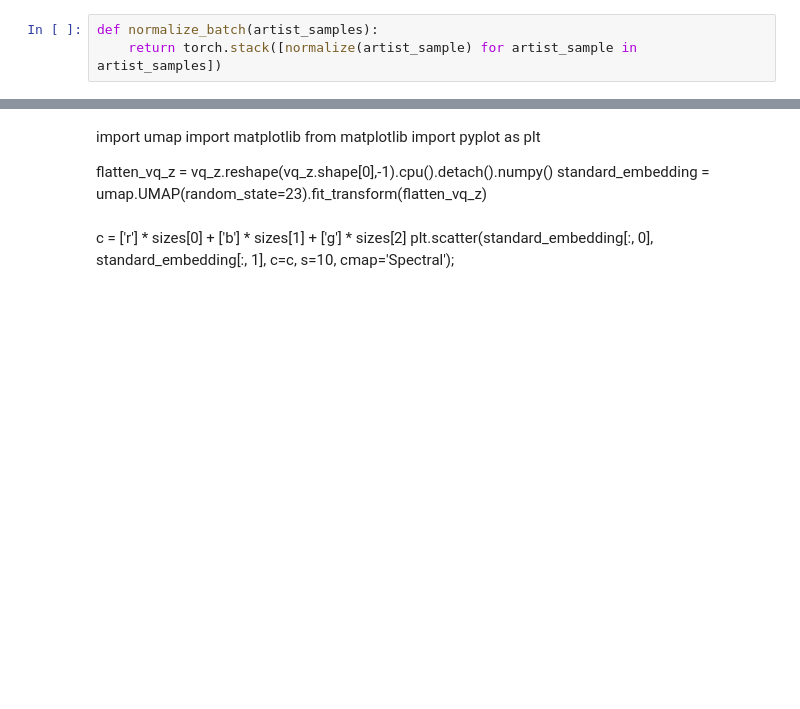
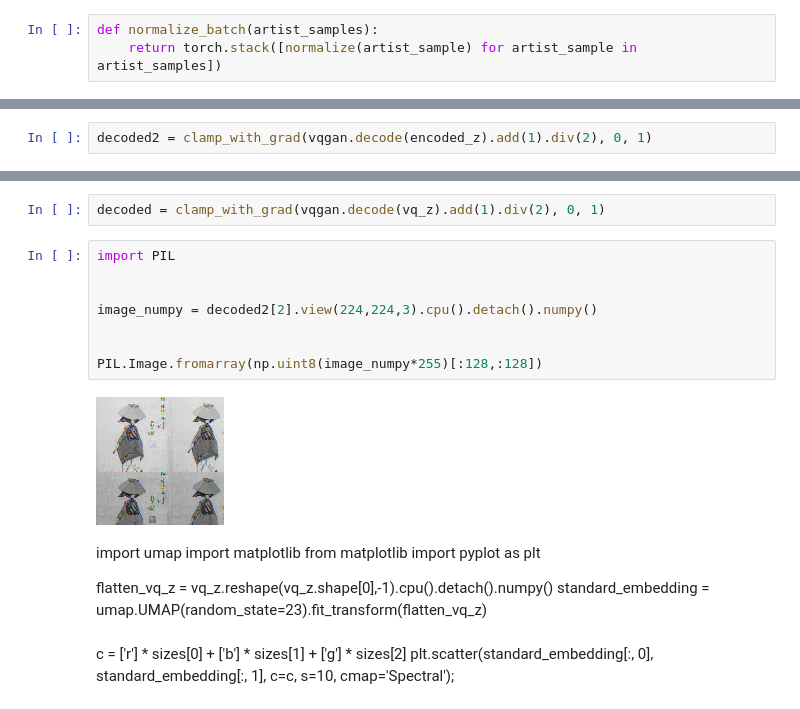
Before and after one commit to hellovivian/text2image, a Jupyter notebook: experimenting_vqgan.ipynb, the cells around one changed output, grey strips where cells are left out. Saved outputs shown, nothing was run; the diff lists cells and outputs as text; blank space fills up the shorter version.

```diff
--- a/experimenting_vqgan.ipynb
+++ b/experimenting_vqgan.ipynb
@@ -483,0 +514,2 @@ normalized_images = torch.vstack([normalize_batch(artist_sample) for artist_samp
+# %%
+decoded2 = clamp_with_grad(vqgan.decode(encoded_z).add(1).div(2), 0, 1)
@@ -484,3 +536,15 @@ normalized_images = torch.vstack([normalize_batch(artist_sample) for artist_samp
+# %%
+decoded = clamp_with_grad(vqgan.decode(vq_z).add(1).div(2), 0, 1)
+# %%
+import PIL
+
+
+image_numpy = decoded2[2].view(224,224,3).cpu().detach().numpy()
+
+
+PIL.Image.fromarray(np.uint8(image_numpy*255)[:128,:128])
+# %% [output]
+[figure, added]
 # %% [markdown]
 import umap
 import matplotlib
```
Also changed, not shown: parts of 26 cells of this notebook.
